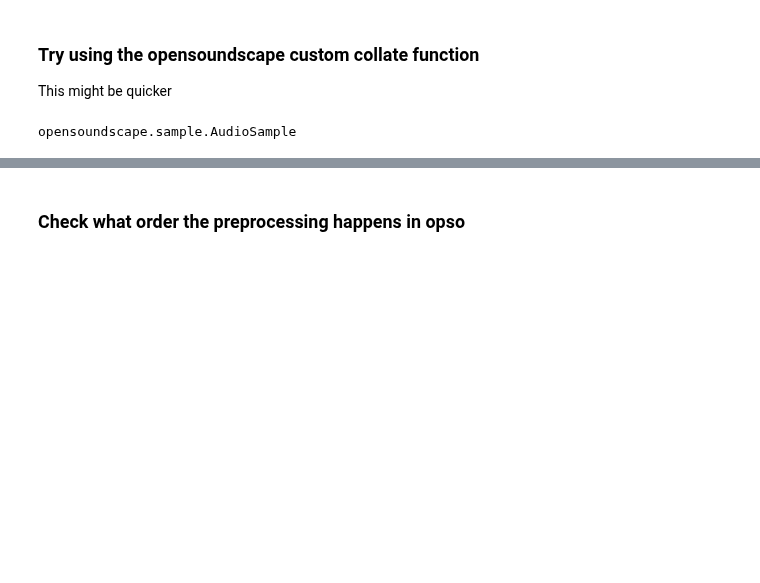
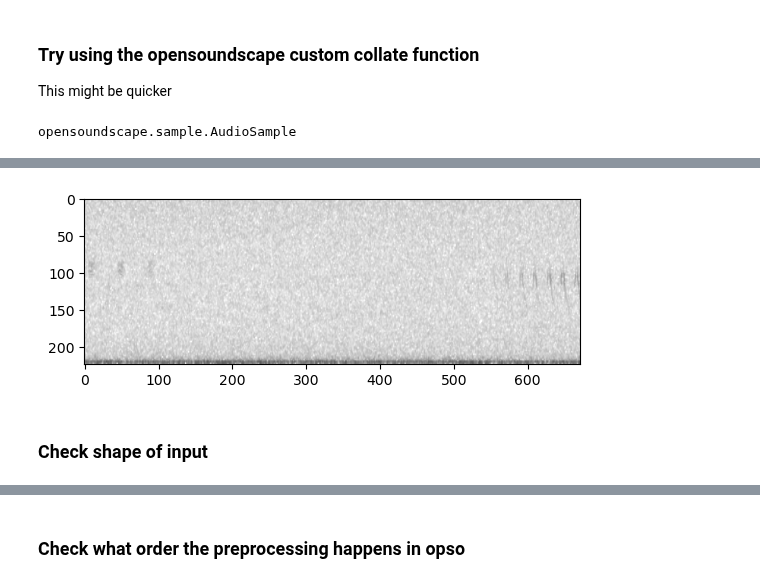
Before and after one commit to Mgallimore88/osfl_cnn_recognizer, a Jupyter notebook: notebooks/exploratory_nbs/1.14-mjg-osfl-check-build-dataset.ipynb, the cells around one changed output, grey strips where cells are left out. Drawn from its saved outputs; the diff is of its cells as text; code cells hidden in the pictures; blank space fills up the shorter version.

```diff
--- a/notebooks/exploratory_nbs/1.14-mjg-osfl-check-build-dataset.ipynb
+++ b/notebooks/exploratory_nbs/1.14-mjg-osfl-check-build-dataset.ipynb
@@ -209,0 +288,7 @@ Mismatch found on axis 0 of the batch and is of type `Tensor`:
+# %%
+# no augmentations on the validation set:
+show_tensor(dls.valid.one_batch()[0].cpu()[0])
+# %% [output]
+[figure, added]
+# %% [markdown]
+### Check shape of input
```
Also changed, not shown: parts of 66 cells of this notebook, 5 other files.
